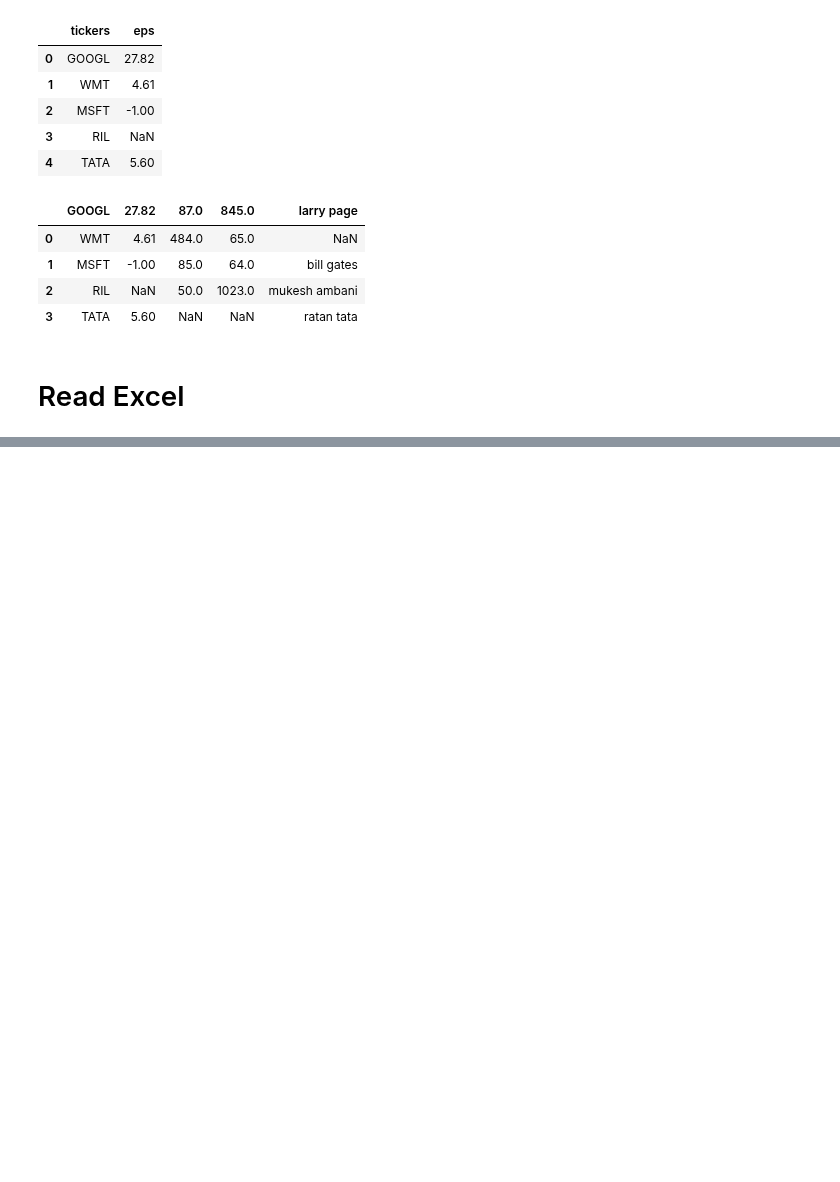
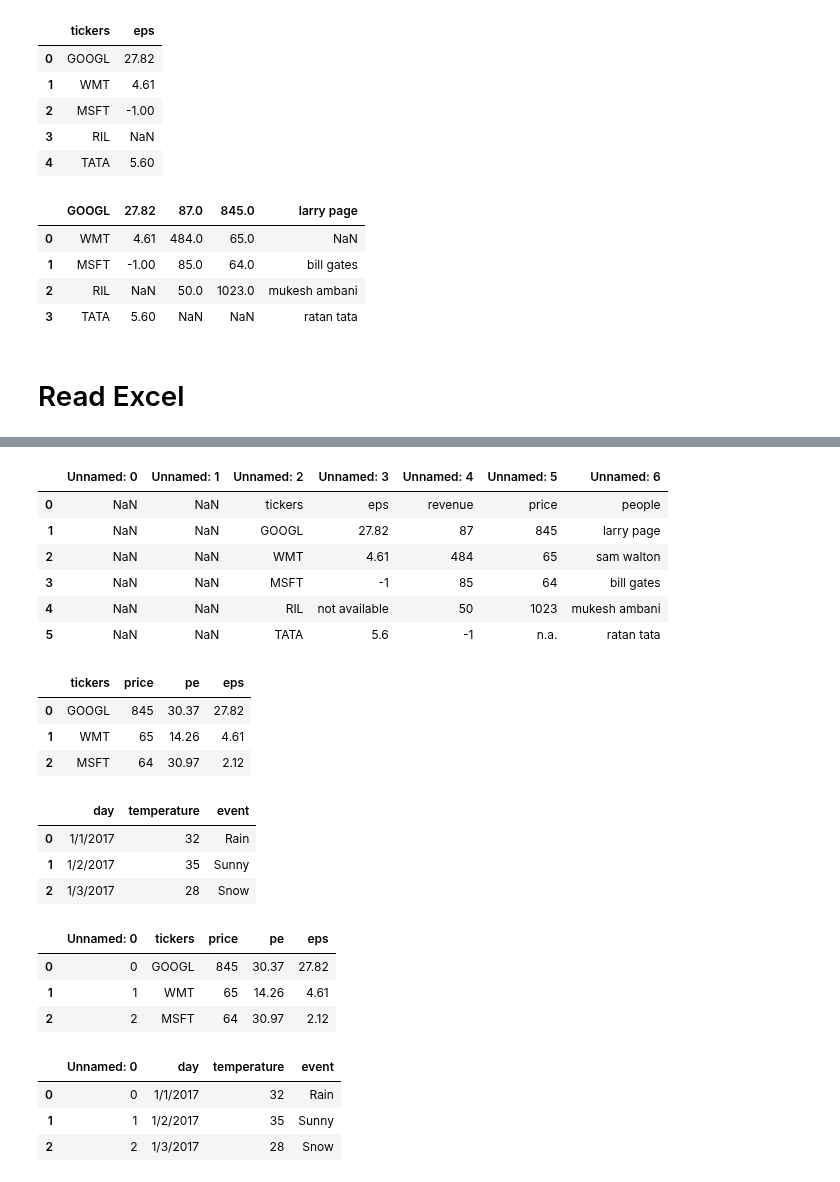
Before and after one commit to ahsanrazi/Python, a Jupyter notebook: CodeBasics/Pandas/Read_write_Excel_CSV.ipynb, the cells around one changed output, grey strips where cells are left out. Cells and saved outputs as stored; diff of their text form; code cells hidden in the pictures; blank space fills up the shorter version.

```diff
--- a/CodeBasics/Pandas/Read_write_Excel_CSV.ipynb
+++ b/CodeBasics/Pandas/Read_write_Excel_CSV.ipynb
@@ -180,0 +306,11 @@ df
+# %%
+df = pd.read_excel("Data_Set\\new.xlsx","stocks")
+df
+# %% [output]
+|  | Unnamed: 0 | Unnamed: 1 | Unnamed: 2 | Unnamed: 3 | Unnamed: 4 | Unnamed: 5 | Unnamed: 6 |
+| 0 | NaN | NaN | tickers | eps | revenue | price | people |
+| 1 | NaN | NaN | GOOGL | 27.82 | 87 | 845 | larry page |
+| 2 | NaN | NaN | WMT | 4.61 | 484 | 65 | sam walton |
+| 3 | NaN | NaN | MSFT | -1 | 85 | 64 | bill gates |
+| 4 | NaN | NaN | RIL | not available | 50 | 1023 | mukesh ambani |
+| 5 | NaN | NaN | TATA | 5.6 | -1 | n.a. | ratan tata |
@@ -180,0 +334,14 @@ df
+# %%
+df_stocks
+# %% [output]
+|  | tickers | price | pe | eps |
+| 0 | GOOGL | 845 | 30.37 | 27.82 |
+| 1 | WMT | 65 | 14.26 | 4.61 |
+| 2 | MSFT | 64 | 30.97 | 2.12 |
+# %%
+df_weather
+# %% [output]
+|  | day | temperature | event |
+| 0 | 1/1/2017 | 32 | Rain |
+| 1 | 1/2/2017 | 35 | Sunny |
+| 2 | 1/3/2017 | 28 | Snow |
@@ -180,0 +352,16 @@ df
+# %%
+df = pd.read_excel("Data_Set\\stocks_weather.xlsx","stocks")
+df
+# %% [output]
+|  | Unnamed: 0 | tickers | price | pe | eps |
+| 0 | 0 | GOOGL | 845 | 30.37 | 27.82 |
+| 1 | 1 | WMT | 65 | 14.26 | 4.61 |
+| 2 | 2 | MSFT | 64 | 30.97 | 2.12 |
+# %%
+df = pd.read_excel("Data_Set\\stocks_weather.xlsx","weather")
+df
+# %% [output]
+|  | Unnamed: 0 | day | temperature | event |
+| 0 | 0 | 1/1/2017 | 32 | Rain |
+| 1 | 1 | 1/2/2017 | 35 | Sunny |
+| 2 | 2 | 1/3/2017 | 28 | Snow |
```
Also changed, not shown: parts of 14 cells of this notebook, 3 other files.
